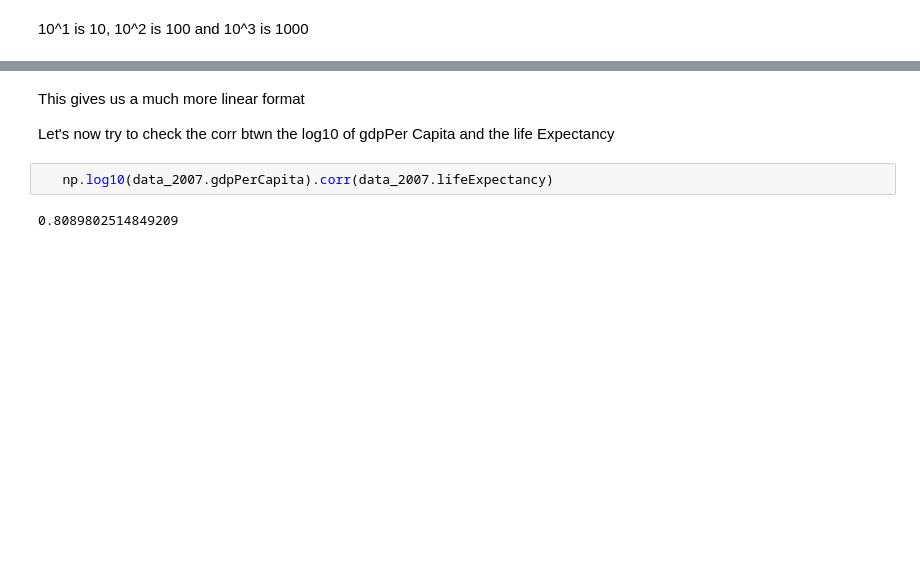
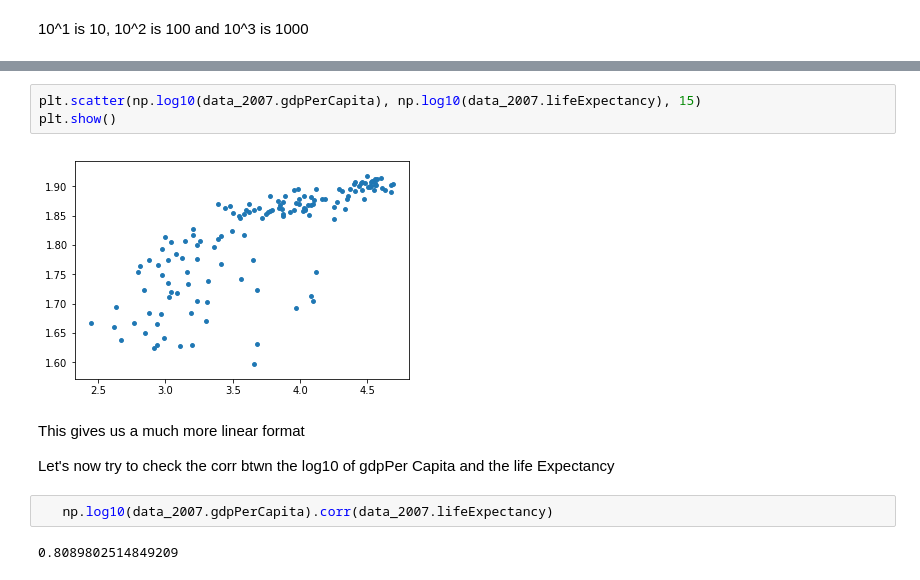
Before and after one commit to dipbanik/MyTectraJuly, a Jupyter notebook: visualization/Scatter Plots.ipynb, the cells around one changed output, grey strips where cells are left out. Cells and saved outputs as stored; diff of their text form; blank space fills up the shorter version.

```diff
--- a/visualization/Scatter Plots.ipynb
+++ b/visualization/Scatter Plots.ipynb
@@ -82,3 +122,8 @@ plt.show()
+# %%
+plt.scatter(np.log10(data_2007.gdpPerCapita), np.log10(data_2007.lifeExpectancy), 15)
+plt.show()
+# %% [output]
+[figure, added]
 # %% [markdown]
 This gives us a much more linear format
 
```
Also changed, not shown: parts of 10 cells of this notebook.
